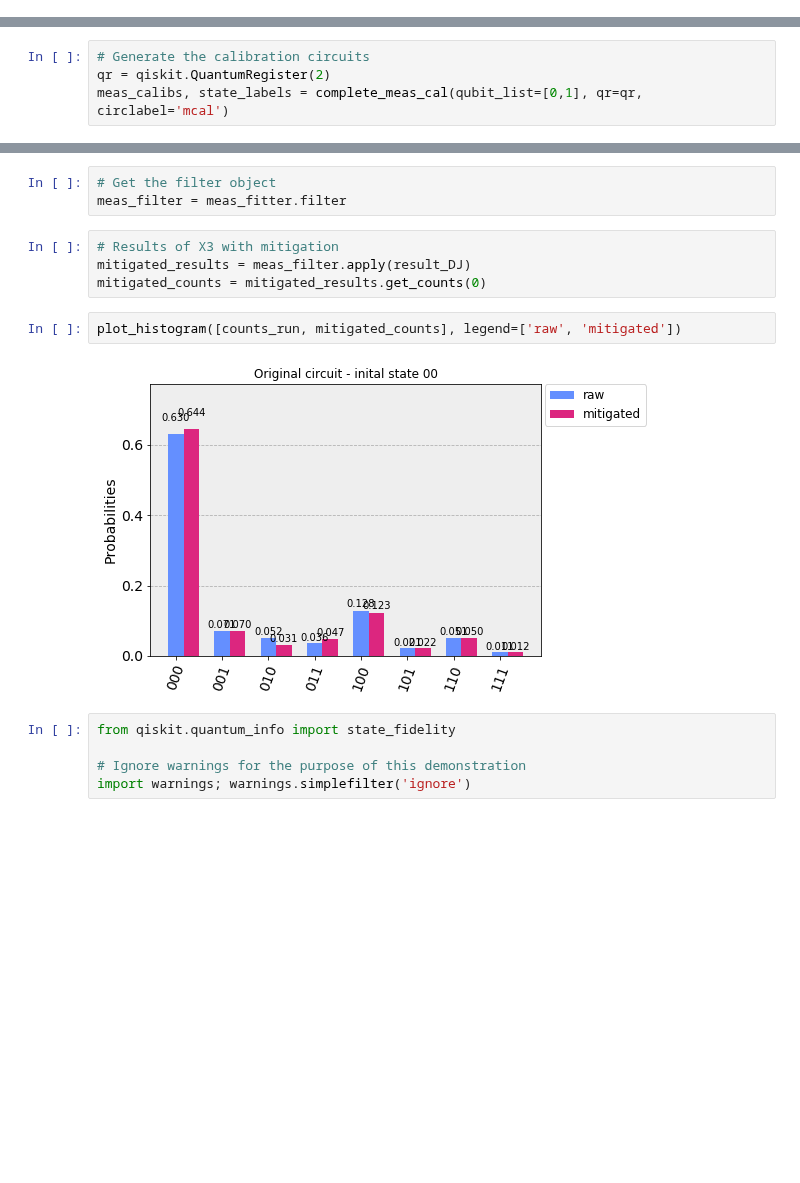
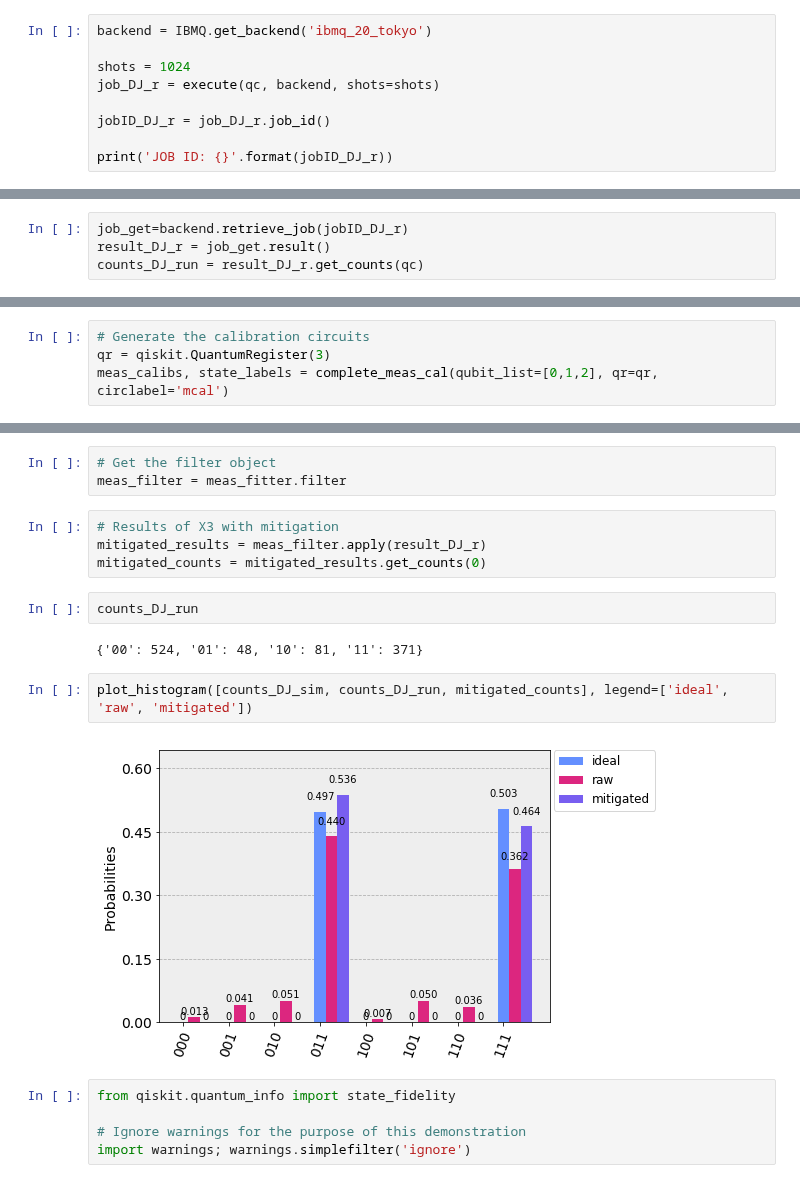
Before and after one commit to afonsofr/Qiskit_hands_on, a Jupyter notebook: basics.ipynb, the cells around one changed output, grey strips where cells are left out. Drawn from its saved outputs; the diff is of its cells as text; blank space fills up the shorter version.

```diff
--- a/basics.ipynb
+++ b/basics.ipynb
@@ -523,0 +522,9 @@ simulation:
+# %%
+backend = IBMQ.get_backend('ibmq_20_tokyo')
+
+shots = 1024
+job_DJ_r = execute(qc, backend, shots=shots)
+
+jobID_DJ_r = job_DJ_r.job_id()
+
+print('JOB ID: {}'.format(jobID_DJ_r))
@@ -524,10 +534,14 @@ simulation:
+# %%
+job_get=backend.retrieve_job(jobID_DJ_r)
+result_DJ_r = job_get.result()
+counts_DJ_run = result_DJ_r.get_counts(qc)
 # %% [markdown]
 ## Ignis
 # %%
 from qiskit.ignis.mitigation.measurement import ( complete_meas_cal, CompleteMeasFitter, MeasurementFilter )
 # %%
 # Generate the calibration circuits
-qr = qiskit.QuantumRegister(2)
-meas_calibs, state_labels = complete_meas_cal(qubit_list=[0,1], qr=qr, circlabel='mcal')
+qr = qiskit.QuantumRegister(3)
+meas_calibs, state_labels = complete_meas_cal(qubit_list=[0,1,2], qr=qr, circlabel='mcal')
 # %%
 state_labels
@@ -582,12 +592,16 @@ Average Measurement Fidelity of Q2: 0.912125
 meas_filter = meas_fitter.filter
 # %%
 # Results of X3 with mitigation
-mitigated_results = meas_filter.apply(result_DJ)
+mitigated_results = meas_filter.apply(result_DJ_r)
 mitigated_counts = mitigated_results.get_counts(0)
+# %%
+counts_DJ_run
+# %% [output]
+{'00': 524, '01': 48, '10': 81, '11': 371}
 # %%
-plot_histogram([counts_run, mitigated_counts], legend=['raw', 'mitigated'])
+plot_histogram([counts_DJ_sim, counts_DJ_run, mitigated_counts], legend=['ideal', 'raw', 'mitigated'])
 # %% [output]
-[figure, old version]
+[figure, new version]
 # %%
 from qiskit.quantum_info import state_fidelity
 
```
Also changed, not shown: parts of 8 cells of this notebook.
